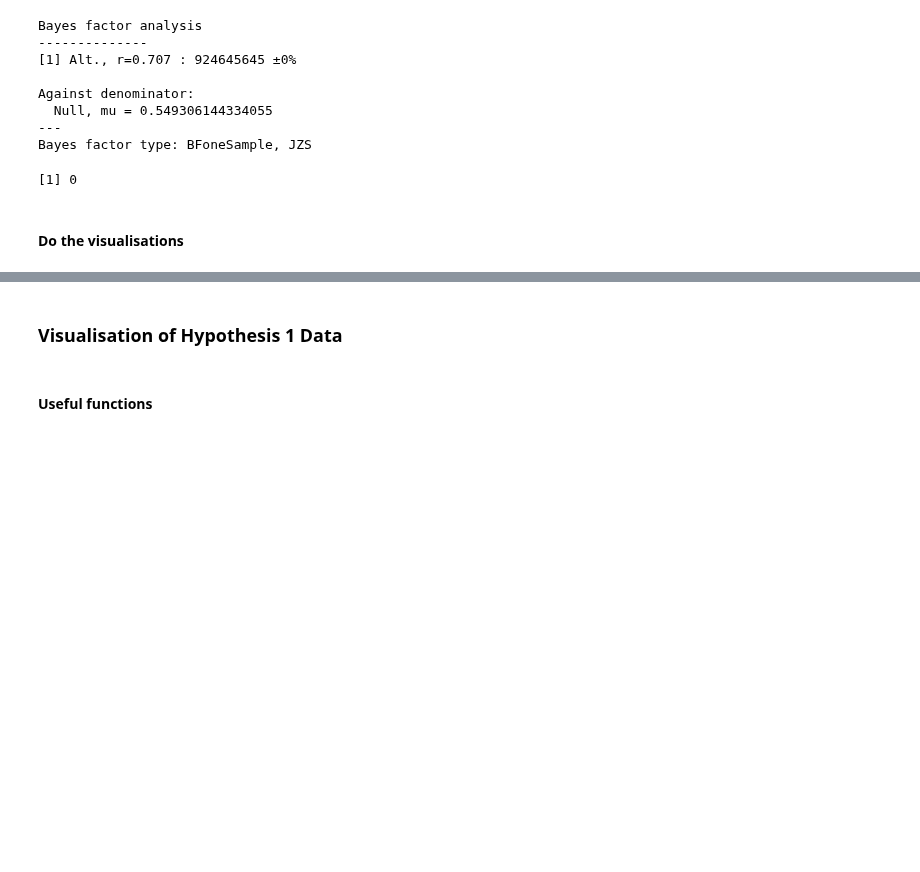
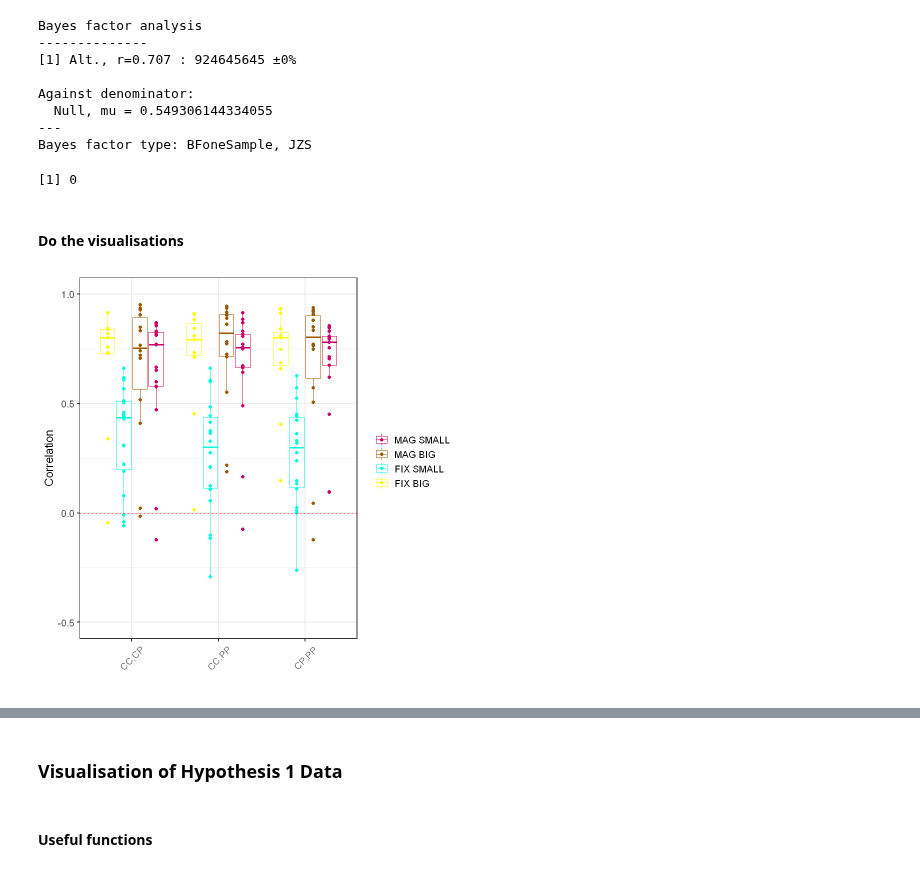
Before and after one commit to ArielZJ/Precision-Phenomenology-Data-Analysis, a Jupyter notebook: Fovea vs. Periphery Color Similarity Pilot Analysis - 2stim Analysis.ipynb, the cells around one changed output, grey strips where cells are left out. Drawn from its saved outputs; the diff is of its cells as text; code cells hidden in the pictures; blank space fills up the shorter version.

Commit message:
correlation visualisations added

```diff
--- a/Fovea vs. Periphery Color Similarity Pilot Analysis - 2stim Analysis.ipynb
+++ b/Fovea vs. Periphery Color Similarity Pilot Analysis - 2stim Analysis.ipynb
@@ -1310,7 +1326,7 @@ ds.mds <- function(df,print_correlation=FALSE){
 
             #dissimilarity data plot
             #print(head(mds.df))
-            mds.df <- group.dissim(mds.df,sym=FALSE) # average over the participants
+            mds.df <- group.dissim(mds.df,sym=TRUE) # average over the participants
             plot <- dissimplot.full(mds.df,
                                     dependent='dissimilarity')
             plot.list[[k]] <- as.grob(plot)
@@ -1468,3 +1484,5 @@ Bayes factor type: BFoneSample, JZS
 FisherZ(0)
 # %% [output]
 [1] 0
+# %%
+correlations <- label(correlations)
@@ -1471,2 +1507,41 @@ FisherZ(0)
+# %%
+plot.correlations.reviewer_request <- function(df){
+    plot.df <- pivot_longer(data = df, cols=c(CC1_CC2,CC_PP,CC_CP,CP_PP), names_to = 'Comparison')
+    plot <- ggplot(plot.df, aes(x=Comparison, y = value, colour = label.combo), size = 0.7) +
+        geom_boxplot() +
+        guides(colour=guide_legend(title="Stimulus\nSize")) +
+        geom_point(position=position_dodge(width=0.75)) +
+        ylim(-0.5, 1) + ylab("Correlation") +
+        theme_bw(base_size = 14) +
+        guides(color=guide_legend(reverse=TRUE),fill=FALSE) + theme(legend.title=element_blank()) +
+        xlab("") + scale_colour_manual(values=fix_mag_colours) +
+        geom_hline(yintercept=0, linetype='dashed', color='red') + # 0 correlation
+        geom_hline(yintercept=mean(subset(df, label.mag != 'FIX')$CC1_CC2), linetype='dashed',color='blue') # mean CC1-CC2 correlation
+    return(plot)
+}
+# %%
+plot.correlations.mag.fisherz <- function(df){
+    df <- subset(df, label.mag != 'FIX')
+    plot.df <- pivot_longer(data = subset(df, select = -c(CC1_CC2)), cols=c(CC_PP,CC_CP,CP_PP), names_to = 'Comparison')
+    plot.df$value <- FisherZ(plot.df$value)
+
+    plot <- ggplot(plot.df,aes(x=Comparison,y=value,fill=Comparison,colour=Comparison)) +
+        geom_flat_violin(position = position_nudge(x = 0.25, y = 0),adjust=2,trime=FALSE) +
+        geom_point(position = position_jitter(width=.15,height=0),size=1) +
+        geom_boxplot(aes(x=as.numeric(as.factor(Comparison)) + 0.25, y = value),alpha = 0.3, outlier.shape=NA, width = .1, colour = "BLACK") +
+        ylab('FisherZ-Transformed\nCorrelation') + xlab('')+coord_flip()+theme_cowplot()+
+        guides(color=guide_legend(reverse=TRUE),fill=FALSE) +
+        theme(axis.text.y=element_blank(),axis.ticks.y=element_blank(),axis.line.y=element_blank(),legend.title=element_blank()) +
+        scale_fill_manual(values=correlation_colours) + scale_colour_manual(values=correlation_colours,labels=c('CC,CP','CC,PP','CP,PP')) +
+        geom_hline(yintercept=FisherZ(0), linetype='dashed') + ylim(-1.5,2.5)# +
+
+        ggsave('correlations_mag_fisherz.png',plot,height=2.8,width=4)
+    return(plot)
+}
 # %% [markdown]
 #### Do the visualisations
+# %%
+plot.correlations(correlations)
+#plot.correlations.reviewer_request(correlations)
+# %% [output]
+[figure, added]
```
Also changed, not shown: parts of 10 cells of this notebook, 4 other files.
